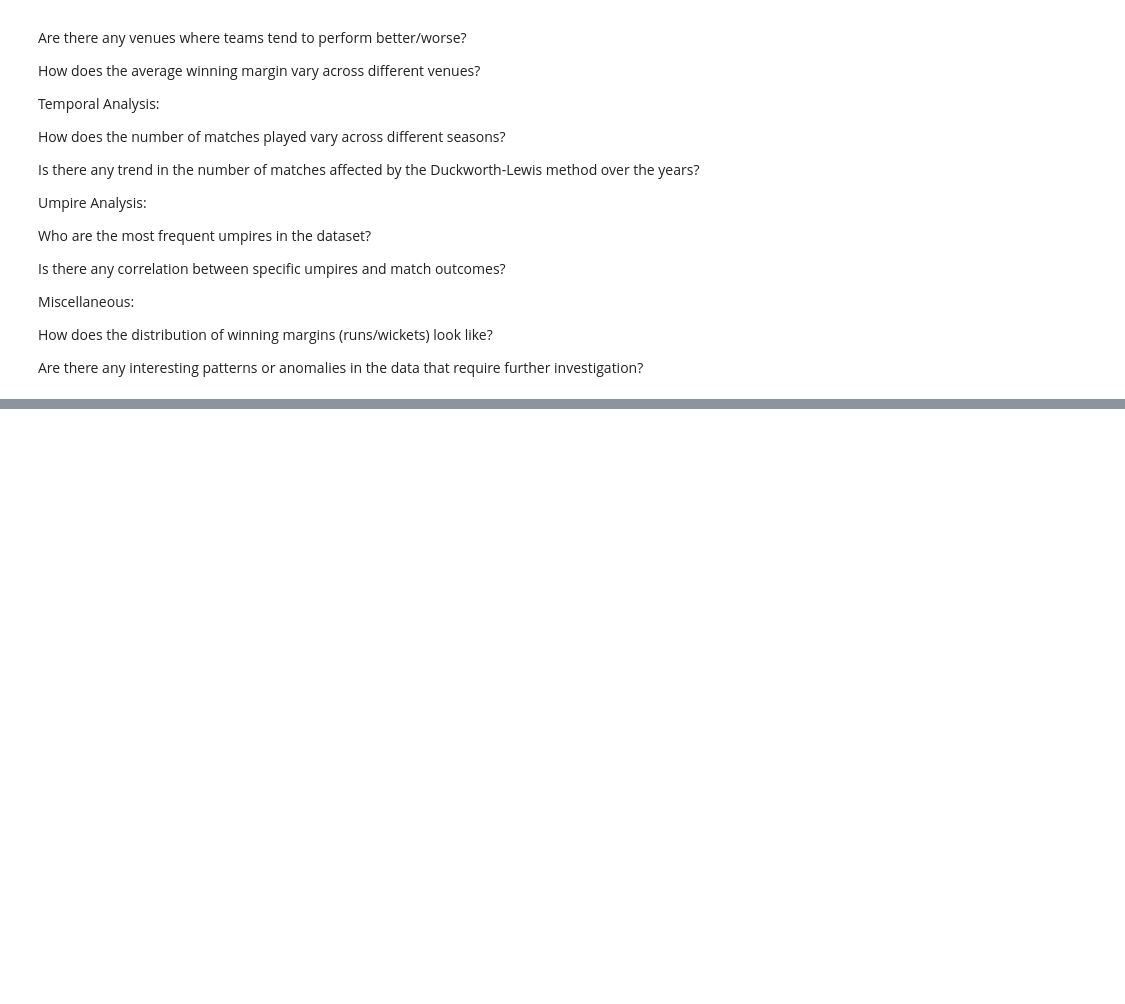
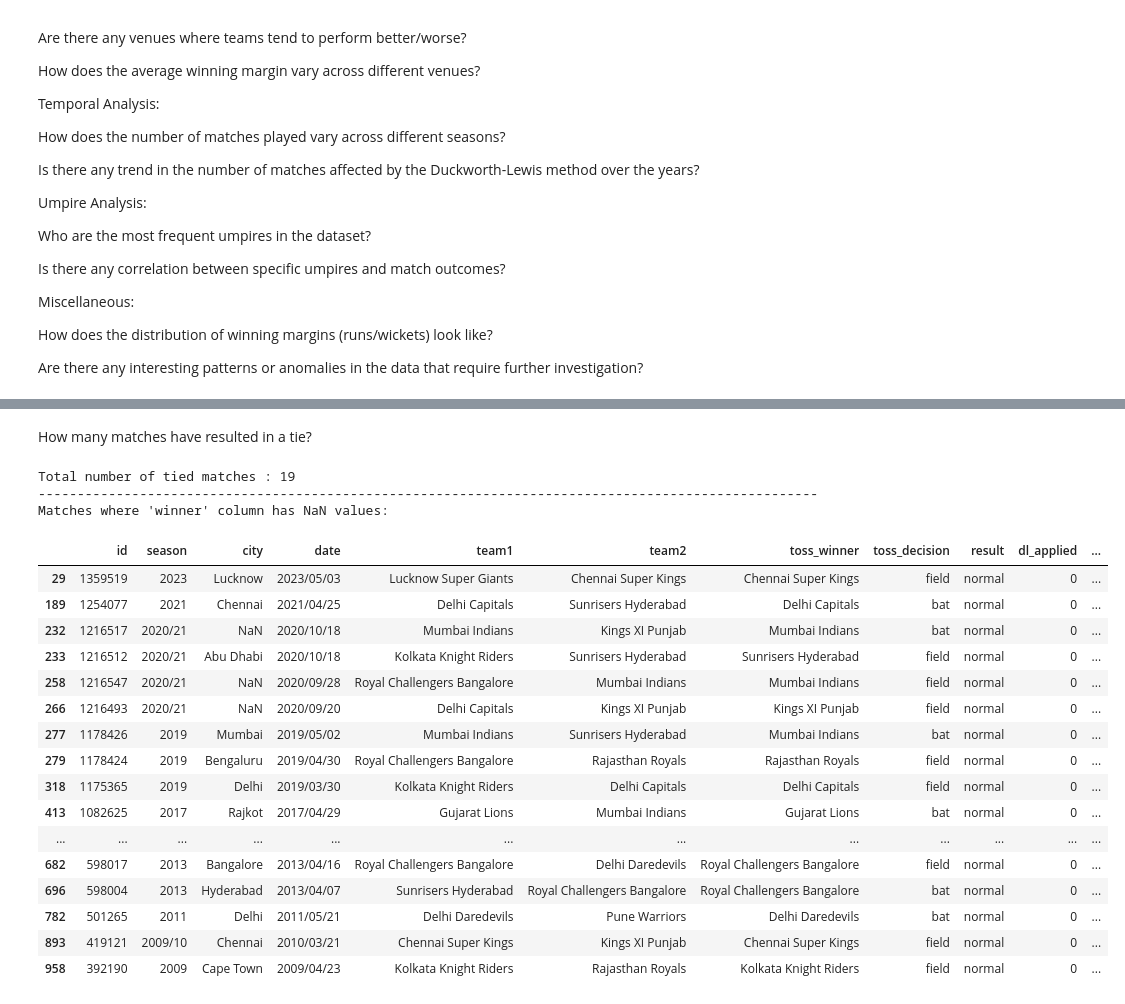
Before and after one commit to rahulbhoyar1995/Kaggle-Data-Analysis-Projects, a Jupyter notebook: ipl-men-cricket-2008-2023-data-analysis.ipynb, the cells around one changed output, grey strips where cells are left out. Saved outputs shown, nothing was run; the diff lists cells and outputs as text; code cells hidden in the pictures; blank space fills up the shorter version.

Commit message:
Kaggle Notebook | IPL Men's Cricket (2008-2023) Data Analysis | Version 5

```diff
--- a/ipl-men-cricket-2008-2023-data-analysis.ipynb
+++ b/ipl-men-cricket-2008-2023-data-analysis.ipynb
@@ -187,0 +264,29 @@ Are there any interesting patterns or anomalies in the data that require further
+# %% [markdown]
+How many matches have resulted in a tie?
+# %%
+nan_matches = match_info_data[match_info_data["winner"].isna()]
+print("Total number of tied matches :", len(nan_matches))
+print("-"*100)
+print("Matches where 'winner' column has NaN values:")
+nan_matches
+# %% [output]
+Total number of tied matches : 19
+----------------------------------------------------------------------------------------------------
+Matches where 'winner' column has NaN values:
+|  | id | season | city | date | team1 | team2 | toss_winner | toss_decision | result | dl_applied | ... |
+| 29 | 1359519 | 2023 | Lucknow | 2023/05/03 | Lucknow Super Giants | Chennai Super Kings | Chennai Super Kings | field | normal | 0 | ... |
+| 189 | 1254077 | 2021 | Chennai | 2021/04/25 | Delhi Capitals | Sunrisers Hyderabad | Delhi Capitals | bat | normal | 0 | ... |
+| 232 | 1216517 | 2020/21 | NaN | 2020/10/18 | Mumbai Indians | Kings XI Punjab | Mumbai Indians | bat | normal | 0 | ... |
+| 233 | 1216512 | 2020/21 | Abu Dhabi | 2020/10/18 | Kolkata Knight Riders | Sunrisers Hyderabad | Sunrisers Hyderabad | field | normal | 0 | ... |
+| 258 | 1216547 | 2020/21 | NaN | 2020/09/28 | Royal Challengers Bangalore | Mumbai Indians | Mumbai Indians | field | normal | 0 | ... |
+| 266 | 1216493 | 2020/21 | NaN | 2020/09/20 | Delhi Capitals | Kings XI Punjab | Kings XI Punjab | field | normal | 0 | ... |
+| 277 | 1178426 | 2019 | Mumbai | 2019/05/02 | Mumbai Indians | Sunrisers Hyderabad | Mumbai Indians | bat | normal | 0 | ... |
+| 279 | 1178424 | 2019 | Bengaluru | 2019/04/30 | Royal Challengers Bangalore | Rajasthan Royals | Rajasthan Royals | field | normal | 0 | ... |
+| 318 | 1175365 | 2019 | Delhi | 2019/03/30 | Kolkata Knight Riders | Delhi Capitals | Delhi Capitals | field | normal | 0 | ... |
+| 413 | 1082625 | 2017 | Rajkot | 2017/04/29 | Gujarat Lions | Mumbai Indians | Gujarat Lions | bat | normal | 0 | ... |
+| ... | ... | ... | ... | ... | ... | ... | ... | ... | ... | ... | ... |
+| 682 | 598017 | 2013 | Bangalore | 2013/04/16 | Royal Challengers Bangalore | Delhi Daredevils | Royal Challengers Bangalore | field | normal | 0 | ... |
+| 696 | 598004 | 2013 | Hyderabad | 2013/04/07 | Sunrisers Hyderabad | Royal Challengers Bangalore | Royal Challengers Bangalore | bat | normal | 0 | ... |
+| 782 | 501265 | 2011 | Delhi | 2011/05/21 | Delhi Daredevils | Pune Warriors | Delhi Daredevils | bat | normal | 0 | ... |
+| 893 | 419121 | 2009/10 | Chennai | 2010/03/21 | Chennai Super Kings | Kings XI Punjab | Chennai Super Kings | field | normal | 0 | ... |
+| 958 | 392190 | 2009 | Cape Town | 2009/04/23 | Kolkata Knight Riders | Rajasthan Royals | Kolkata Knight Riders | field | normal | 0 | ... |
```
Also changed, not shown: parts of 13 cells of this notebook.
